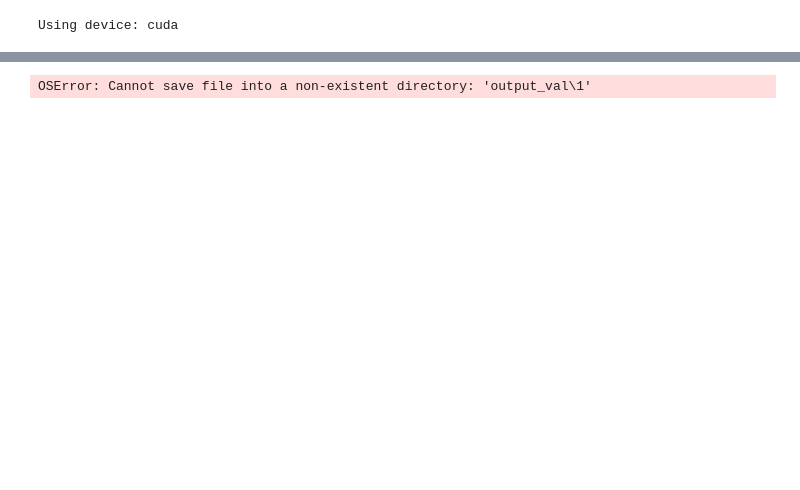
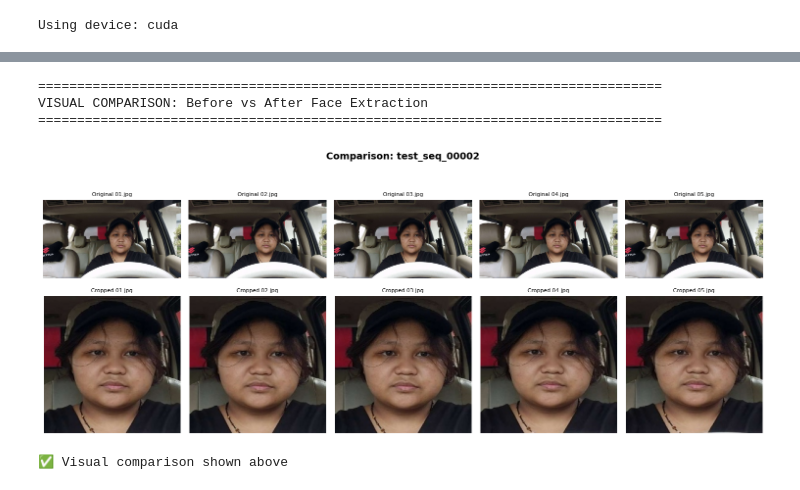
Before and after one commit to NSquid/Data-Slayer-3.0, a Jupyter notebook: frame_face_extractor.ipynb, the cells around one changed output, grey strips where cells are left out. Saved outputs shown, nothing was run; the diff lists cells and outputs as text; code cells hidden in the pictures; blank space fills up the shorter version.

```diff
--- a/frame_face_extractor.ipynb
+++ b/frame_face_extractor.ipynb
@@ -162,27 +269,44 @@ def batch_process_to_jpg(video_dir, output_dir, label_csv=None):
 # %%
-def show_frames(folder, cols=6, figsize=(12,8)):
-    files = sorted([f for f in os.listdir(folder) if f.endswith(".jpg")])
-    rows = int(np.ceil(len(files)/cols))
-    plt.figure(figsize=figsize)
+# Compare before and after (Optional - untuk validasi visual)
+print("\n" + "=" * 80)
+print("VISUAL COMPARISON: Before vs After Face Extraction")
+print("=" * 80)
 
-    for i, fn in enumerate(files):
-        img = cv2.imread(os.path.join(folder, fn))
-        img = cv2.cvtColor(img, cv2.COLOR_BGR2RGB)
-        plt.subplot(rows, cols, i+1)
-        plt.imshow(img)
-        plt.title(fn)
-        plt.axis("off")
+if len(all_manifests[0]) > 0:
+    sample = all_manifests[0].iloc[0]
 
+    fig, axes = plt.subplots(2, 5, figsize=(15, 6))
+    fig.suptitle(f"Comparison: {sample['sequence_name']}", fontsize=14, fontweight='bold')
+
+    # Show first 5 frames
+    for i in range(5):
+        frame_name = f"{i+1:02d}.jpg"
+
+        # Original
+        original_path = os.path.join(sample['input_folder'], frame_name)
+        if os.path.exists(original_path):
+            img = cv2.imread(original_path)
+            img = cv2.cvtColor(img, cv2.COLOR_BGR2RGB)
+            axes[0, i].imshow(img)
+            axes[0, i].set_title(f"Original {frame_name}", fontsize=8)
+            axes[0, i].axis('off')
+
+        # Cropped face
+        cropped_path = os.path.join(sample['output_folder'], frame_name)
+        if os.path.exists(cropped_path):
+            img = cv2.imread(cropped_path)
+            img = cv2.cvtColor(img, cv2.COLOR_BGR2RGB)
+            axes[1, i].imshow(img)
+            axes[1, i].set_title(f"Cropped {frame_name}", fontsize=8)
+            axes[1, i].axis('off')
+
+    plt.tight_layout()
     plt.show()
+
+    print("✅ Visual comparison shown above")
+# %% [output]
+================================================================================
+VISUAL COMPARISON: Before vs After Face Extraction
+================================================================================
+[figure, added]
+✅ Visual comparison shown above
-# %%
-for VIDEO_DIR, OUTPUT_DIR in zip(VIDEO_DIRS, OUTPUT_DIRS):
-    manifest = batch_process_to_jpg(VIDEO_DIR, OUTPUT_DIR, LABEL_CSV)
-    manifest.head()
-
-    first_ok = manifest[manifest.success].head(1)
-    if len(first_ok) > 0:
-        folder = first_ok.iloc[0].out_folder
-        print("Showing:", folder)
-        show_frames(folder)
-# %% [output]
-OSError: Cannot save file into a non-existent directory: 'output_val\1'
```
Also changed, not shown: parts of 7 cells of this notebook.
